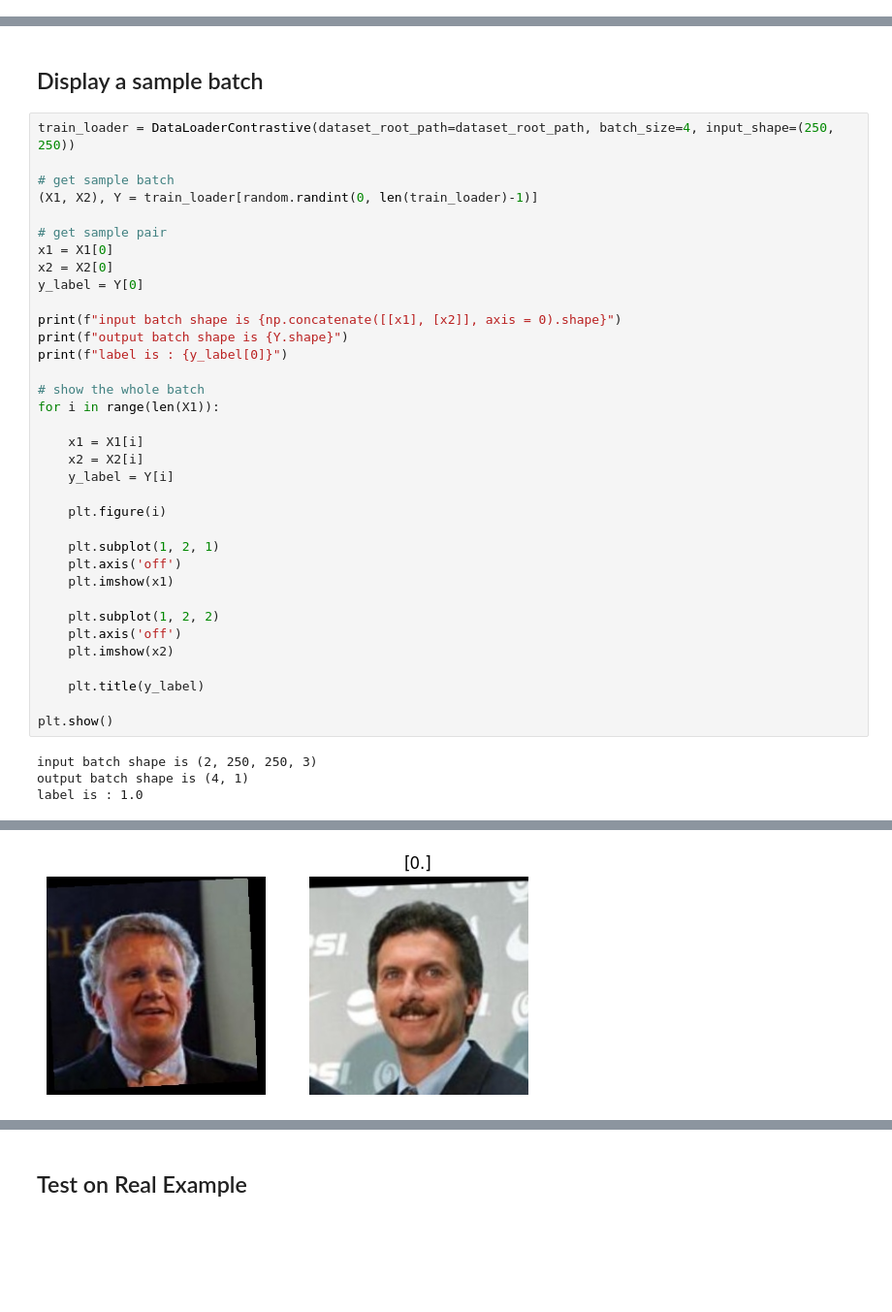
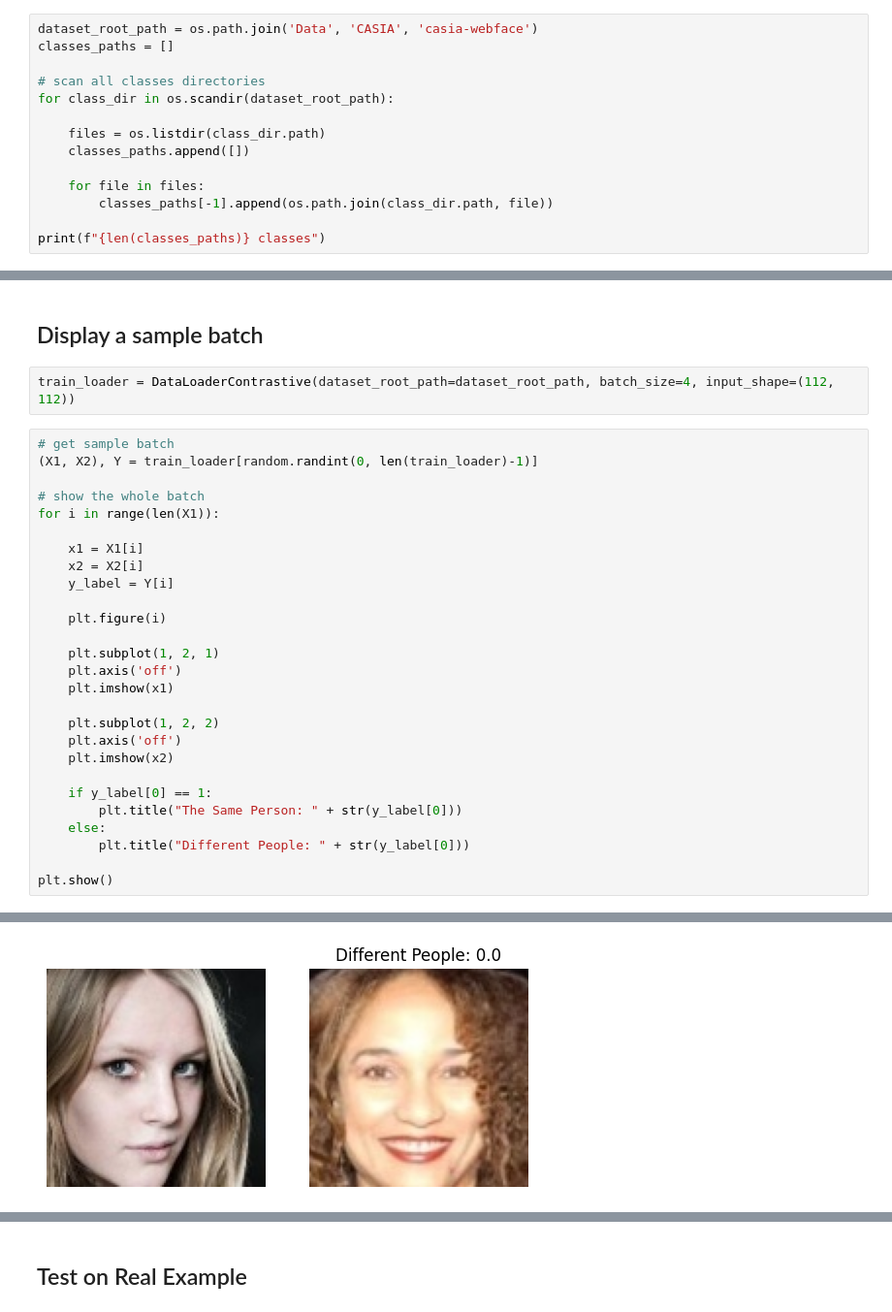
Before and after one commit to AliMustafa731/The-Optimizers-Squad, a Jupyter notebook: Data Loader.ipynb, the cells around one changed output, grey strips where cells are left out. Shown at 97% size. Saved outputs shown, nothing was run; the diff lists cells and outputs as text; blank space fills up the shorter version.

Commit message:
DataLoader: Implemented the generalization that assumes each class has more than two images.

```diff
--- a/Data Loader.ipynb
+++ b/Data Loader.ipynb
@@ -41,0 +16,14 @@ print(f"{len(single_image_classes_paths)} classes with only one image")
+# %%
+dataset_root_path = os.path.join('Data', 'CASIA', 'casia-webface')
+classes_paths = []
+
+# scan all classes directories
+for class_dir in os.scandir(dataset_root_path):
+
+    files = os.listdir(class_dir.path)
+    classes_paths.append([])
+
+    for file in files:
+        classes_paths[-1].append(os.path.join(class_dir.path, file))
+
+print(f"{len(classes_paths)} classes")
@@ -42,19 +32,10 @@ print(f"{len(single_image_classes_paths)} classes with only one image")
 # %% [markdown]
 ## Display a sample batch
+# %%
+train_loader = DataLoaderContrastive(dataset_root_path=dataset_root_path, batch_size=4, input_shape=(112, 112))
 # %%
-train_loader = DataLoaderContrastive(dataset_root_path=dataset_root_path, batch_size=4, input_shape=(250, 250))
-
 # get sample batch
 (X1, X2), Y = train_loader[random.randint(0, len(train_loader)-1)]
-
-# get sample pair
-x1 = X1[0]
-x2 = X2[0]
-y_label = Y[0]
-
-print(f"input batch shape is {np.concatenate([[x1], [x2]], axis = 0).shape}")
-print(f"output batch shape is {Y.shape}")
-print(f"label is : {y_label[0]}")
 
 # show the whole batch
 for i in range(len(X1)):
@@ -73,10 +54,10 @@ for i in range(len(X1)):
     plt.axis('off')
     plt.imshow(x2)
 
-    plt.title(y_label)
+    if y_label[0] == 1:
+        plt.title("The Same Person: " + str(y_label[0]))
+    else:
+        plt.title("Different People: " + str(y_label[0]))
 
 plt.show()
 # %% [output]
-input batch shape is (2, 250, 250, 3)
-output batch shape is (4, 1)
-label is : 1.0
@@ -85 +66 @@ label is : 1.0
-[figure, old version]
+[figure, new version]
```
Also changed, not shown: parts of 14 cells of this notebook, 1 other file.
